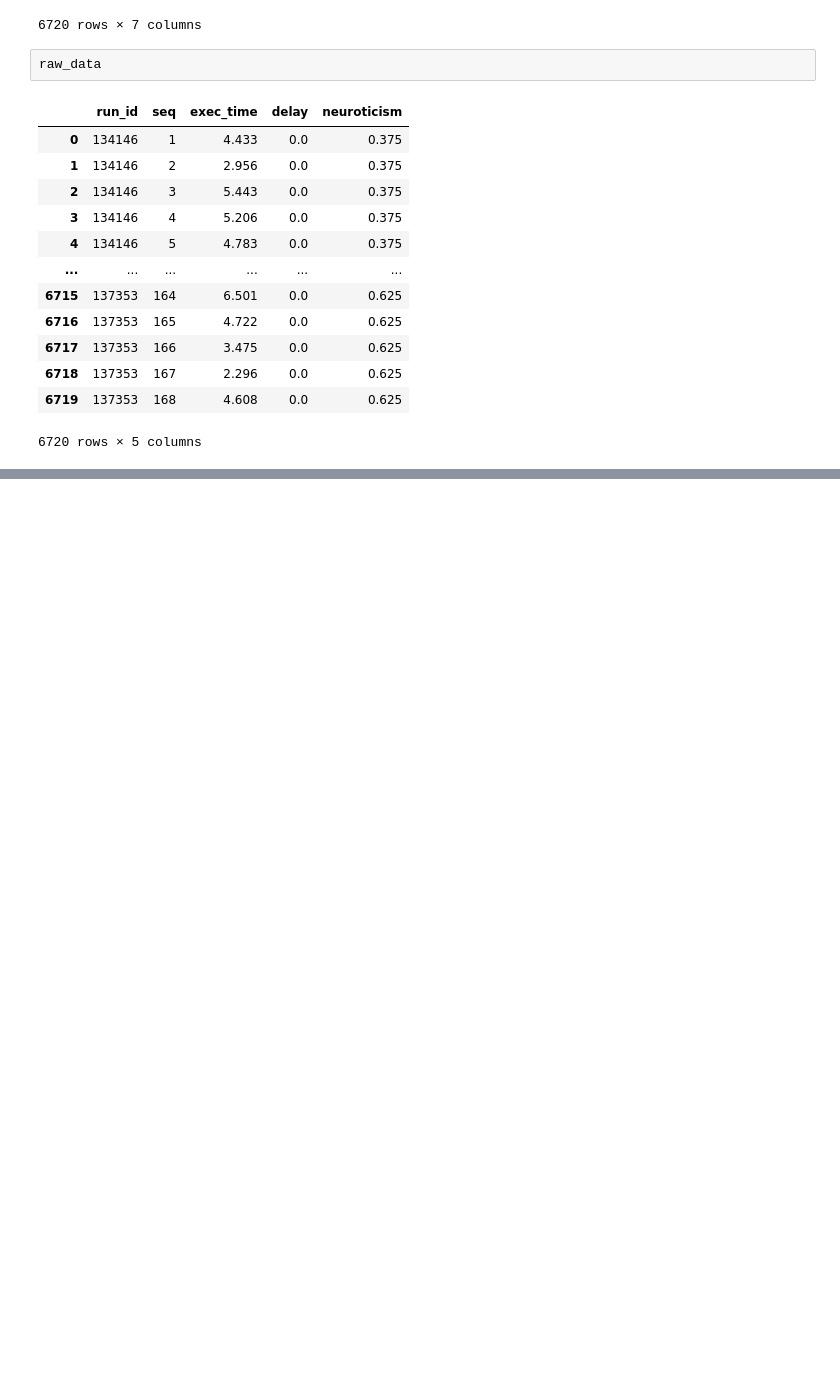
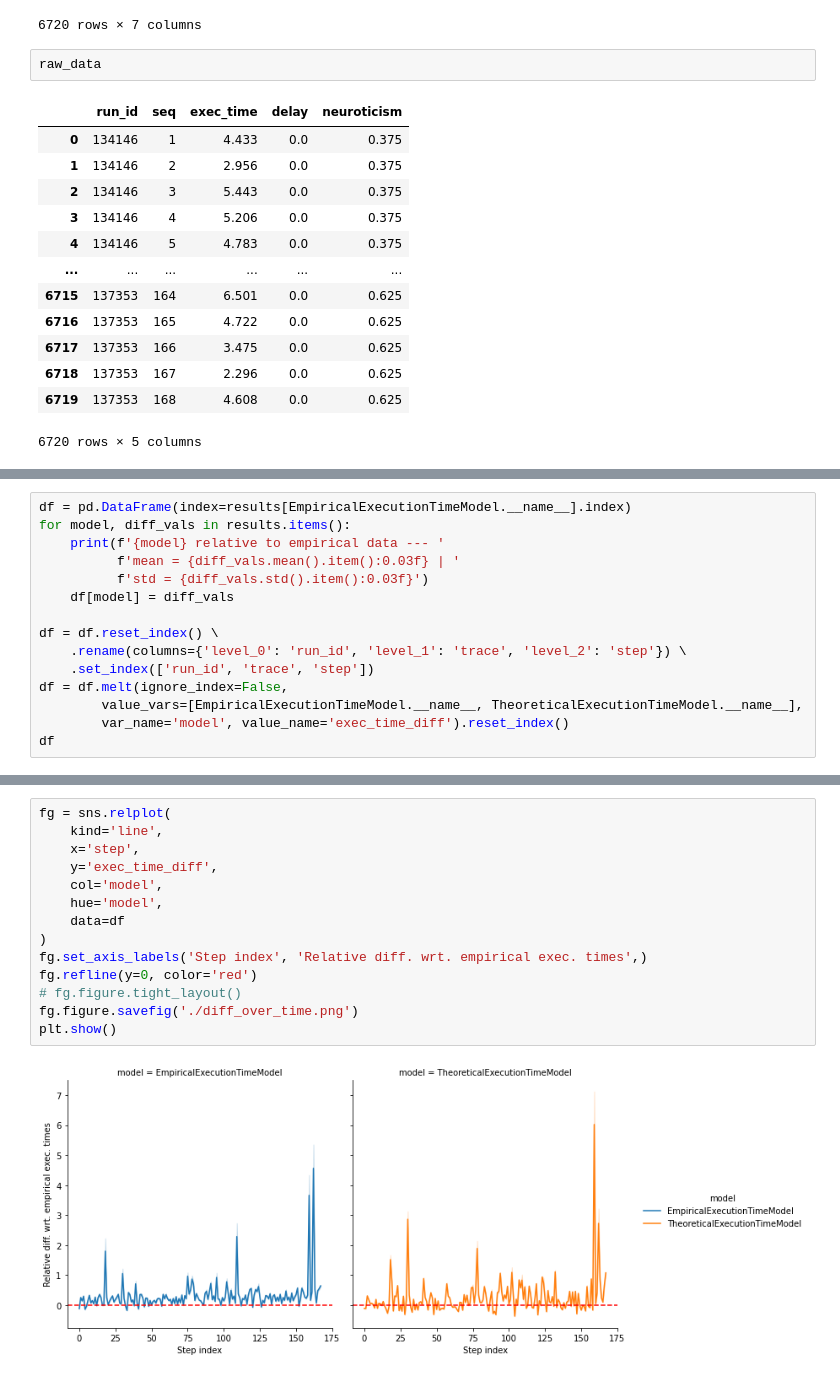
Before and after one commit to vnmo/EdgeDroid2, a Jupyter notebook: analysis/models.ipynb, the cells around one changed output, grey strips where cells are left out. Cells and saved outputs as stored; diff of their text form; blank space fills up the shorter version.

Commit message:
verifying model

```diff
--- a/analysis/models.ipynb
+++ b/analysis/models.ipynb
@@ -91,0 +100,15 @@ EmpiricalExecutionTimeModel --- mean = 1.300 | std = 3.424
+# %%
+df = pd.DataFrame(index=results[EmpiricalExecutionTimeModel.__name__].index)
+for model, diff_vals in results.items():
+    print(f'{model} relative to empirical data --- '
+          f'mean = {diff_vals.mean().item():0.03f} | '
+          f'std = {diff_vals.std().item():0.03f}')
+    df[model] = diff_vals
+
+df = df.reset_index() \
+    .rename(columns={'level_0': 'run_id', 'level_1': 'trace', 'level_2': 'step'}) \
+    .set_index(['run_id', 'trace', 'step'])
+df = df.melt(ignore_index=False,
+        value_vars=[EmpiricalExecutionTimeModel.__name__, TheoreticalExecutionTimeModel.__name__],
+        var_name='model', value_name='exec_time_diff').reset_index()
+df
@@ -91,0 +131,16 @@ EmpiricalExecutionTimeModel --- mean = 1.300 | std = 3.424
+# %%
+fg = sns.relplot(
+    kind='line',
+    x='step',
+    y='exec_time_diff',
+    col='model',
+    hue='model',
+    data=df
+)
+fg.set_axis_labels('Step index', 'Relative diff. wrt. empirical exec. times',)
+fg.refline(y=0, color='red')
+# fg.figure.tight_layout()
+fg.figure.savefig('./diff_over_time.png')
+plt.show()
+# %% [output]
+[figure, added]
```
Also changed, not shown: parts of 3 cells of this notebook, 1 other file.
